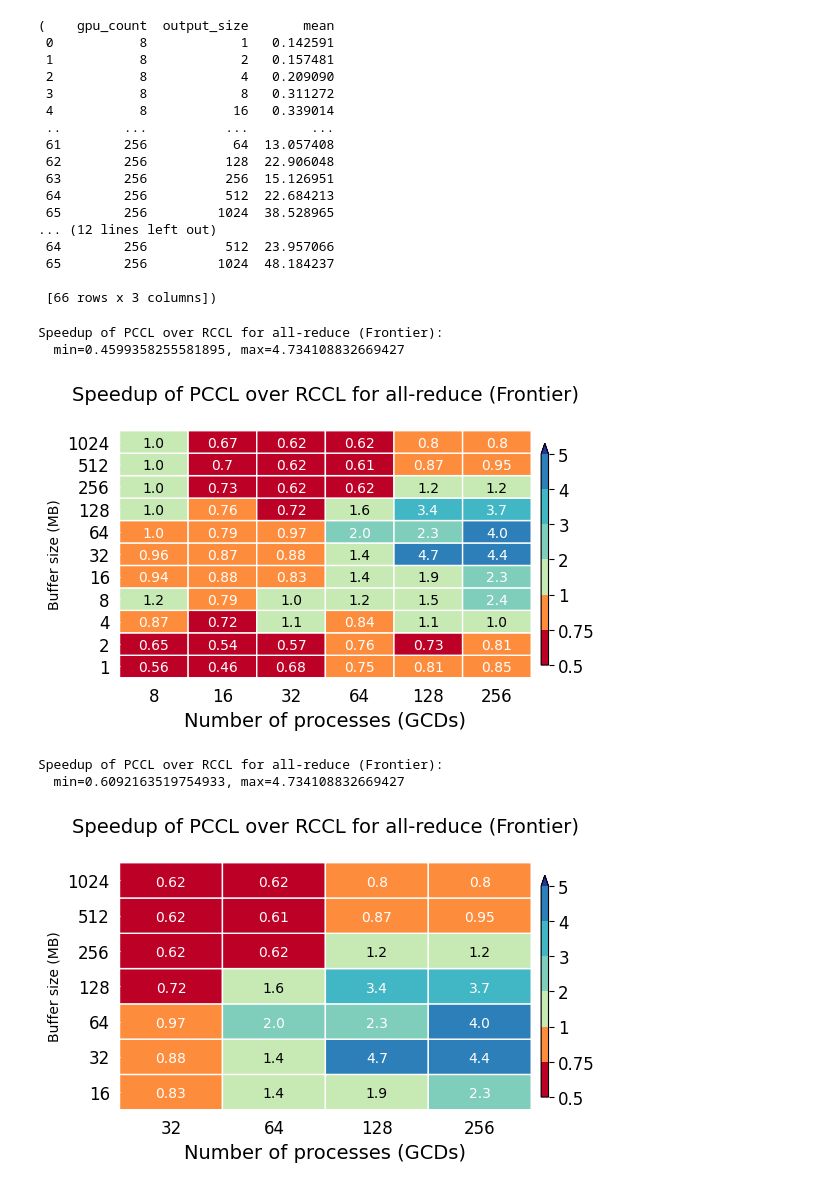
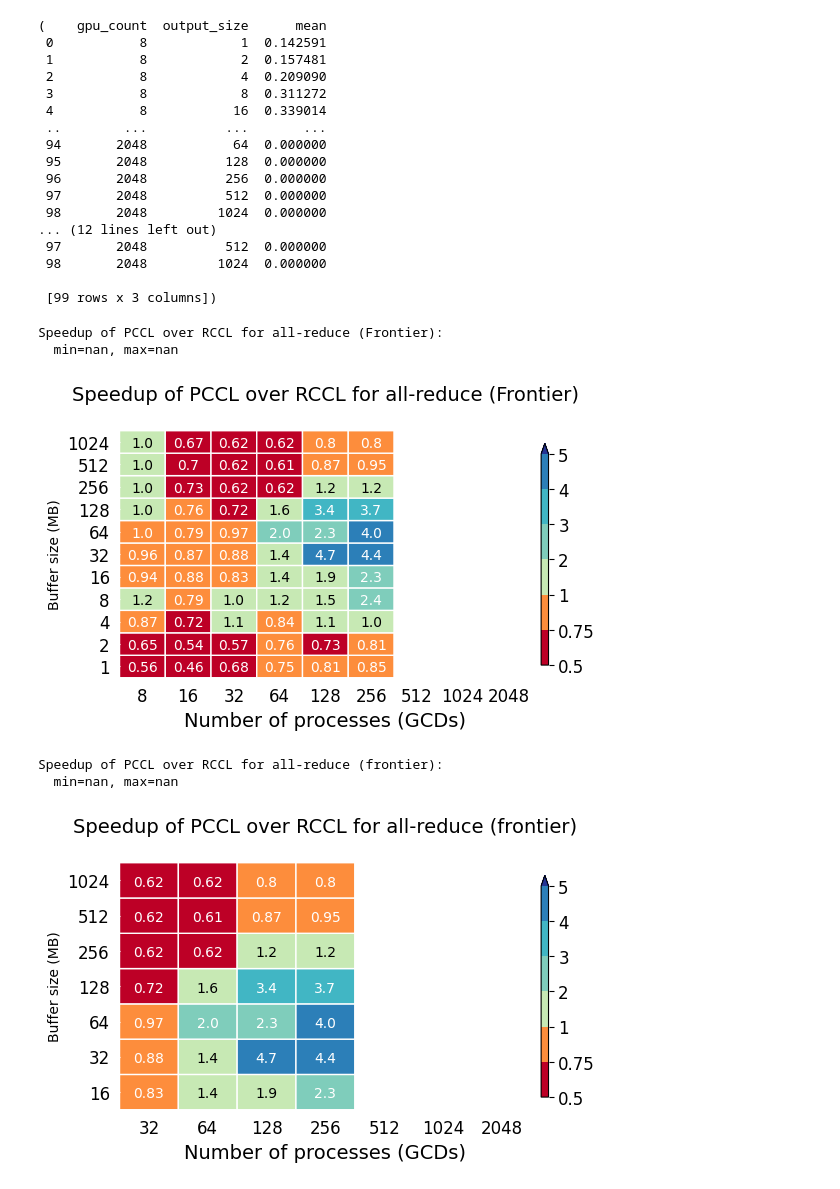
Before and after one commit to keshprad/sc2025-pccl-reproducer, a Jupyter notebook: benchmarks_plot.ipynb, the cells around one changed output. Cells and saved outputs as stored; diff of their text form; code cells hidden in the pictures.

Commit message:
updates for pm benchmarking

```diff
--- a/benchmarks_plot.ipynb
+++ b/benchmarks_plot.ipynb
@@ -26,8 +25,12 @@ def load_benchmark_directory(directory):
     return df
 # %%
-rccl_df = load_benchmark_directory("data/all_reduce/frontier/benchmark-2025-09-03/rccl")
-rccl_df['time'] = rccl_df['time_xccl']
-rccl_df['backend'] = 'rccl'
+system = "frontier"
+
+# xccl_df = load_benchmark_directory("data/all_reduce/perlmutter/xccl")
+xccl_df = load_benchmark_directory("data/all_reduce/frontier/benchmark-2025-09-03/rccl")
+xccl_df['time'] = xccl_df['time_xccl']
+xccl_df['backend'] = 'xccl'
+# pccl_df = load_benchmark_directory("data/all_reduce/perlmutter/pccl")
 pccl_df = load_benchmark_directory("data/all_reduce/frontier/benchmark-2025-09-03/pccl-rccl+mpi")
 pccl_df['time'] = pccl_df['time_pccl_cpp_rec']
 pccl_df['backend'] = 'pccl'
@@ -46,10 +49,10 @@ def highlight_backend(row):
 # %%
 pd.reset_option('display.max_rows')
 # %%
-rccl_avg_time = rccl_df.groupby(['gpu_count', 'output_size'])['time'].mean().reset_index().rename(columns={'time': 'mean'})
+xccl_avg_time = xccl_df.groupby(['gpu_count', 'output_size'])['time'].mean().reset_index().rename(columns={'time': 'mean'})
 pccl_avg_time = pccl_df.groupby(['gpu_count', 'output_size'])['time'].mean().reset_index().rename(columns={'time': 'mean'})
 
-rccl_avg_time, pccl_avg_time
+xccl_avg_time, pccl_avg_time
 # %% [output]
 (    gpu_count  output_size       mean
  0           8            1   0.142591
@@ -70,38 +73,36 @@ rccl_avg_time, pccl_avg_time
  [68 rows x 3 columns])
 # %%
 # for any combination of exp_gpu_count, exp_output_size which doesn't have a value, put zero
-exp_gpu_counts = [8, 16, 32, 64, 128, 256]
-# exp_gpu_counts = [8, 16, 32, 64, 128, 256, 512, 1024, 2048]
+exp_gpu_counts = [8, 16, 32, 64, 128, 256, 512, 1024, 2048]
 exp_output_size = [1, 2, 4, 8, 16, 32, 64, 128, 256, 512, 1024]
-# exp_output_size = [1, 2, 4, 8, 16, 32, 64, 128, 256, 512, 1024, 2048, 4096]
 
 # Create a complete grid of all combinations of exp_gpu_counts and exp_output_size
 complete_grid = pd.DataFrame([(gpu, size) for gpu in exp_gpu_counts for size in exp_output_size],
                              columns=['gpu_count', 'output_size'])
 
-# Merge the complete grid with rccl_avg_time and pccl_avg_time, filling missing values with zero
-rccl_avg_time = complete_grid.merge(rccl_avg_time, on=['gpu_count', 'output_size'], how='left').fillna(0)
+# Merge the complete grid with xccl_avg_time and pccl_avg_time, filling missing values with zero
+xccl_avg_time = complete_grid.merge(xccl_avg_time, on=['gpu_count', 'output_size'], how='left').fillna(0)
 pccl_avg_time = complete_grid.merge(pccl_avg_time, on=['gpu_count', 'output_size'], how='left').fillna(0)
 
-rccl_avg_time, pccl_avg_time
+xccl_avg_time, pccl_avg_time
 # %% [output]
-(    gpu_count  output_size       mean
- 0           8            1   0.142591
- 1           8            2   0.157481
- 2           8            4   0.209090
- 3           8            8   0.311272
- 4           8           16   0.339014
- ..        ...          ...        ...
- 61        256           64  13.057408
- 62        256          128  22.906048
- 63        256          256  15.126951
- 64        256          512  22.684213
- 65        256         1024  38.528965
+(    gpu_count  output_size      mean
+ 0           8            1  0.142591
+ 1           8            2  0.157481
+ 2           8            4  0.209090
+ 3           8            8  0.311272
+ 4           8           16  0.339014
+ ..        ...          ...       ...
+ 94       2048           64  0.000000
+ 95       2048          128  0.000000
+ 96       2048          256  0.000000
+ 97       2048          512  0.000000
+ 98       2048         1024  0.000000
 ... (12 lines left out)
- 64        256          512  23.957066
- 65        256         1024  48.184237
+ 97       2048          512  0.000000
+ 98       2048         1024  0.000000
 
- [66 rows x 3 columns])
+ [99 rows x 3 columns])
 # %%
 def set_aspect_ratio(ratio=3/5, logx=None, logy=None, axis=None):
     if axis is None:
@@ -285,14 +286,14 @@ def visualize_speedup(df1,
     plt.savefig(f"{name_of_file}.pdf", bbox_inches='tight')
     #plt.show()
 # %%
-visualize_speedup(rccl_avg_time, pccl_avg_time, "heatmap_pccl(rccl+mpi)_rccl_ar", "Speedup of PCCL over RCCL for all-reduce (Frontier)", minimum_message_size=0, minimum_gpu_count=0, bounds=[0.5, 0.75, 1, 2, 3, 4, 5],)
+visualize_speedup(xccl_avg_time, pccl_avg_time, f"heatmap_pccl(rccl+mpi)_rccl_ar_{system}", f"Speedup of PCCL over RCCL for all-reduce ({system.title()})", minimum_message_size=0, minimum_gpu_count=0, bounds=[0.5, 0.75, 1, 2, 3, 4, 5],)
 # %% [output]
 Speedup of PCCL over RCCL for all-reduce (Frontier):
-  min=0.4599358255581895, max=4.734108832669427
+  min=nan, max=nan
-[figure, old version]
+[figure, new version]
 # %%
-visualize_speedup(rccl_avg_time, pccl_avg_time, "heatmap_pccl(rccl+mpi)_rccl_ar", "Speedup of PCCL over RCCL for all-reduce (Frontier)", minimum_message_size=16, minimum_gpu_count=32, bounds=[0.5, 0.75, 1, 2, 3, 4, 5],)
+visualize_speedup(xccl_avg_time, pccl_avg_time, f"heatmap_pccl(rccl+mpi)_rccl_ar_{system}", f"Speedup of PCCL over RCCL for all-reduce ({system})", minimum_message_size=16, minimum_gpu_count=32, bounds=[0.5, 0.75, 1, 2, 3, 4, 5],)
 # %% [output]
-Speedup of PCCL over RCCL for all-reduce (Frontier):
-  min=0.6092163519754933, max=4.734108832669427
+Speedup of PCCL over RCCL for all-reduce (frontier):
+  min=nan, max=nan
-[figure, old version]
+[figure, new version]
```
Also changed, not shown: parts of 2 cells of this notebook, 1 other file.
